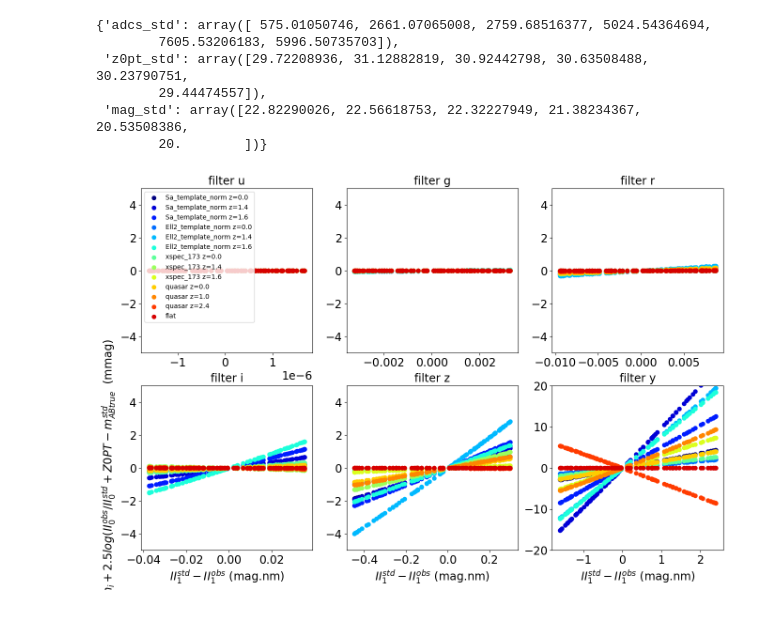
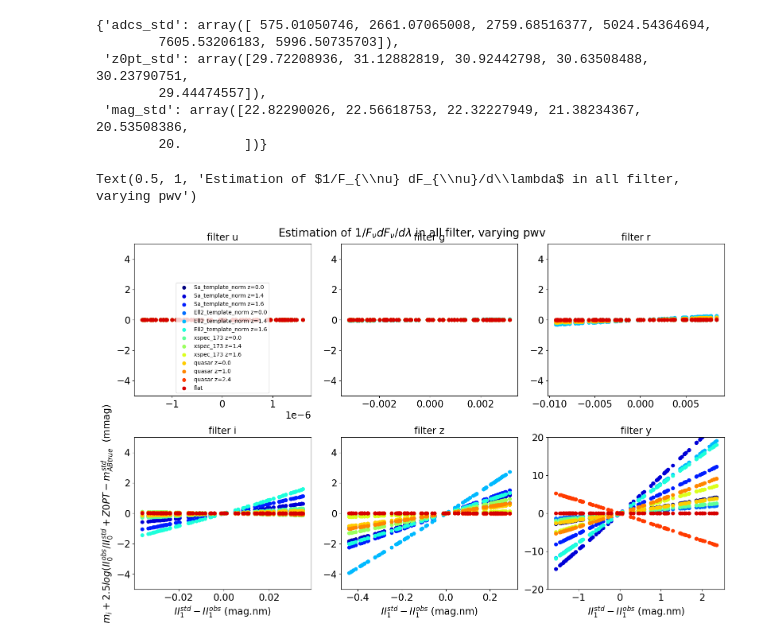
Before and after one commit to sylvielsstfr/RubinLSSTPhotometricCorrTuto, a Jupyter notebook: notebooks/02_PhotometricCorrections/02c_SEDshapeEstimation_varpwv.ipynb, the cells around one changed output. Saved outputs shown, nothing was run; the diff lists cells and outputs as text; code cells hidden in the pictures.

Commit message:
add suptitle

```diff
--- a/notebooks/02_PhotometricCorrections/02c_SEDshapeEstimation_varpwv.ipynb
+++ b/notebooks/02_PhotometricCorrections/02c_SEDshapeEstimation_varpwv.ipynb
@@ -614,31 +614,36 @@ for idx_filt,f in enumerate(filter_tagnames):
     ix = idx_filt - NCOLS*iy
 
     # loop on SED
     for idx_sed in range(NSEDSEL):
         all_adc = all_df_nonstd[idx_sed]["adcs_nonstd"][idx_filt,:]
         all_ratioII0 = all_df_nonstd[idx_sed]["ratioII0_nonstd"][idx_filt,:]
         all_subII1 = all_df_nonstd[idx_sed]["subII1_nonstd"][idx_filt,:]
         z0pt_std = all_df_std[idx_sed]["z0pt_std"][idx_filt]
         magtrue_std = all_df_std[idx_sed]["mag_std"][idx_filt]
 
 
         y = -2.5*np.log10(all_adc) + 2.5*np.log10(all_ratioII0) + z0pt_std - magtrue_std
         y *=1000
         x = all_subII1
         axs[iy,ix].scatter(x,y,color=all_colors[idx_sed],label=all_tag_sed[idx_sed])
         axs[iy,ix].set_title(f"filter {f}")
         if idx_filt==5:
             axs[iy,ix].set_ylim(-20,20)
         else:
             axs[iy,ix].set_ylim(-5,5)
 
         if idx_filt==0:
             axs[iy,ix].legend()
 
         if iy== NROWS-1:
             axs[iy,ix].set_xlabel("$II_1^{std} - II_1^{obs}$ (mag.nm)")
         if ix== 0 and iy== NROWS-1:
             axs[iy,ix].set_ylabel("$m_i + 2.5log(II_0^{obs}/II_0^{std} + Z0PT -m_{AB true}^{std}$  (mmag) ")
         #axs[iy,ix].set_title("Estimation of $1/F_{\\nu} dF_{\\nu}/d\\lambda$ in Y filter",fontsize=20)
+
+
+plt.tight_layout()
+plt.suptitle("Estimation of $1/F_{\\nu} dF_{\\nu}/d\\lambda$ in all filter, varying pwv",fontsize=20,y=1)
 # %% [output]
+Text(0.5, 1, 'Estimation of $1/F_{\\nu} dF_{\\nu}/d\\lambda$ in all filter, varying pwv')
-[figure, old version]
+[figure, new version]
```
Also changed, not shown: parts of 3 cells of this notebook, 1 other file.
